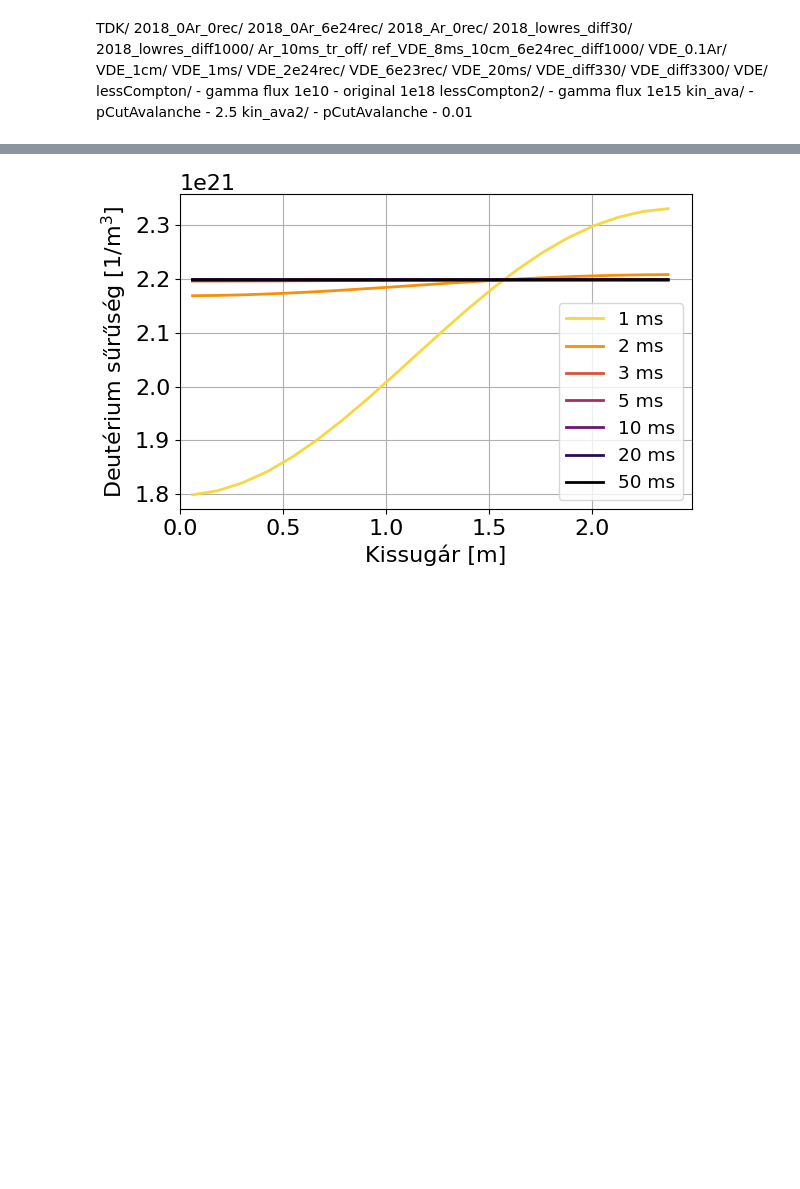
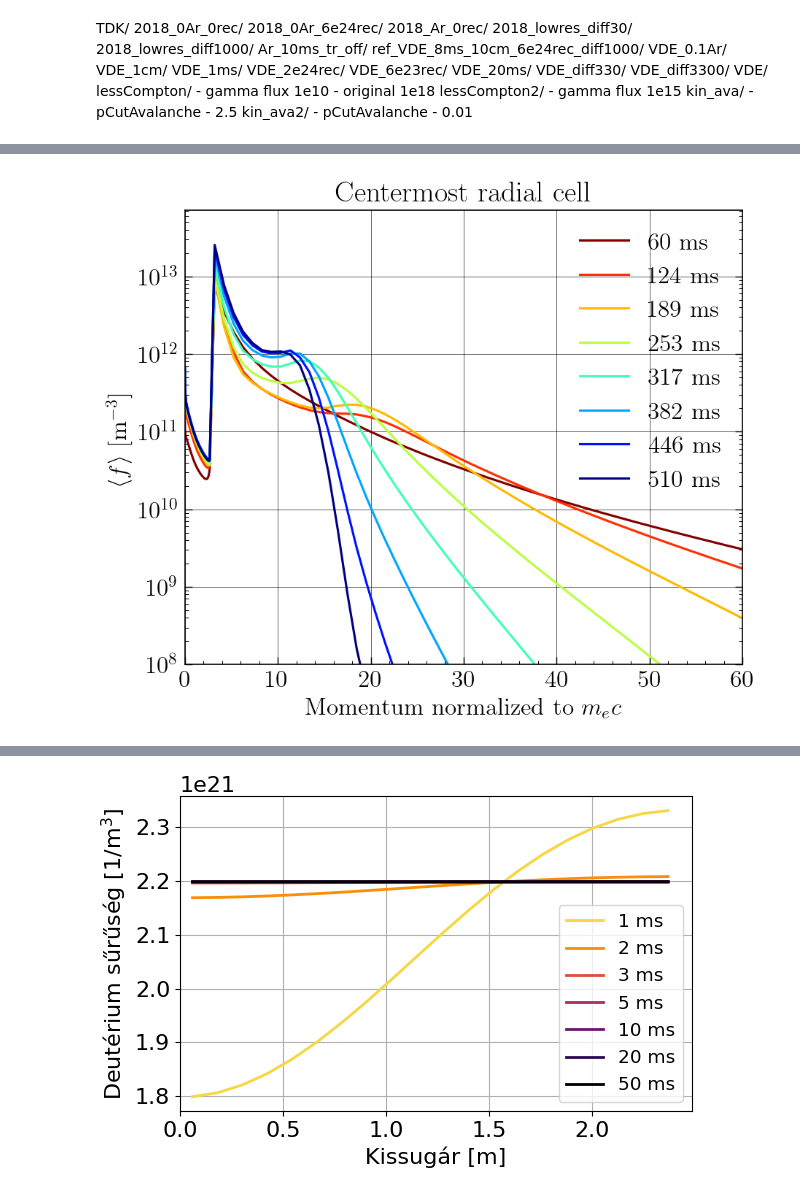
Before and after one commit to leferi99/CDO-plotting, a Jupyter notebook: HUN.ipynb, the cells around one changed output, grey strips where cells are left out. Saved outputs shown, nothing was run; the diff lists cells and outputs as text; code cells hidden in the pictures; blank space fills up the shorter version.

```diff
--- a/HUN.ipynb
+++ b/HUN.ipynb
@@ -285,6 +287,29 @@ times = range(10, 100, 10)
 # times2 = [50, 100, 150, 200, 300, 400, 500, 600]
 # times2 = [800, 900, 1000, 1100, 1200, 1300, 1400]
 # times2 =[50, 70, 90, 110, 130, 150]
+# %%
+scale = "log" # 1D elektronhőmérséklet
+indices = calculate_index_array(timegrid=concat.timegrid_ms, array=times)
+ccolors = plt.cm.jet(np.linspace(1, 0, len(indices)))
+
+xdata = concat.full_momentumgrid
+ydata = concat.f_full_avg
+fig = plt.figure(figsize=(6, 5))
+ax = plt.subplot(1, 1, 1)  # rows, columns, index
+# ax.set_facecolor("lightblue")
+for j, i in enumerate(indices):
+    plt.plot(xdata, ydata[i, 0, :], label='{0:.0f}'.format(np.round(concat.timegrid_ms[i], 0))+" ms", c=ccolors[j])
+
+plt.yscale("log")
+plt.ylim(1e8, None)
+plt.xlim(0, 60)
+plt.legend()
+plt.xlabel("Momentum normalized to $m_ec$")
+plt.ylabel(r"$\langle f\rangle$ [m$^{-3}$]")
+plt.title("Centermost radial cell")
+plt.show()
+# %% [output]
+[figure, added]
 # %%
 scale = "log" # 1D elektronhőmérséklet
 indices = calculate_index_array(timegrid=concat.timegrid_ms, array=times)
```
Also changed, not shown: parts of 7 cells of this notebook, 4 other files.
